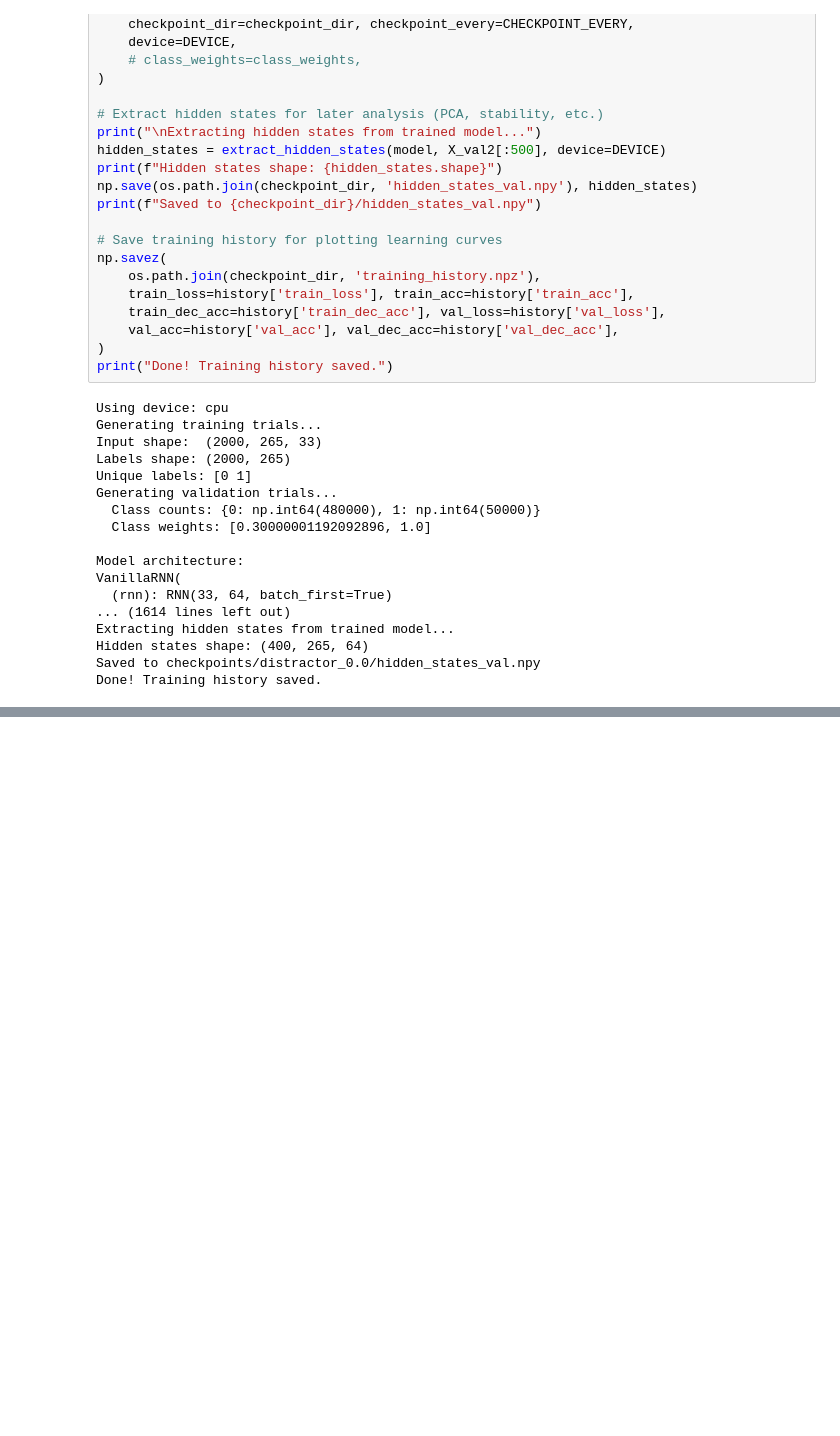
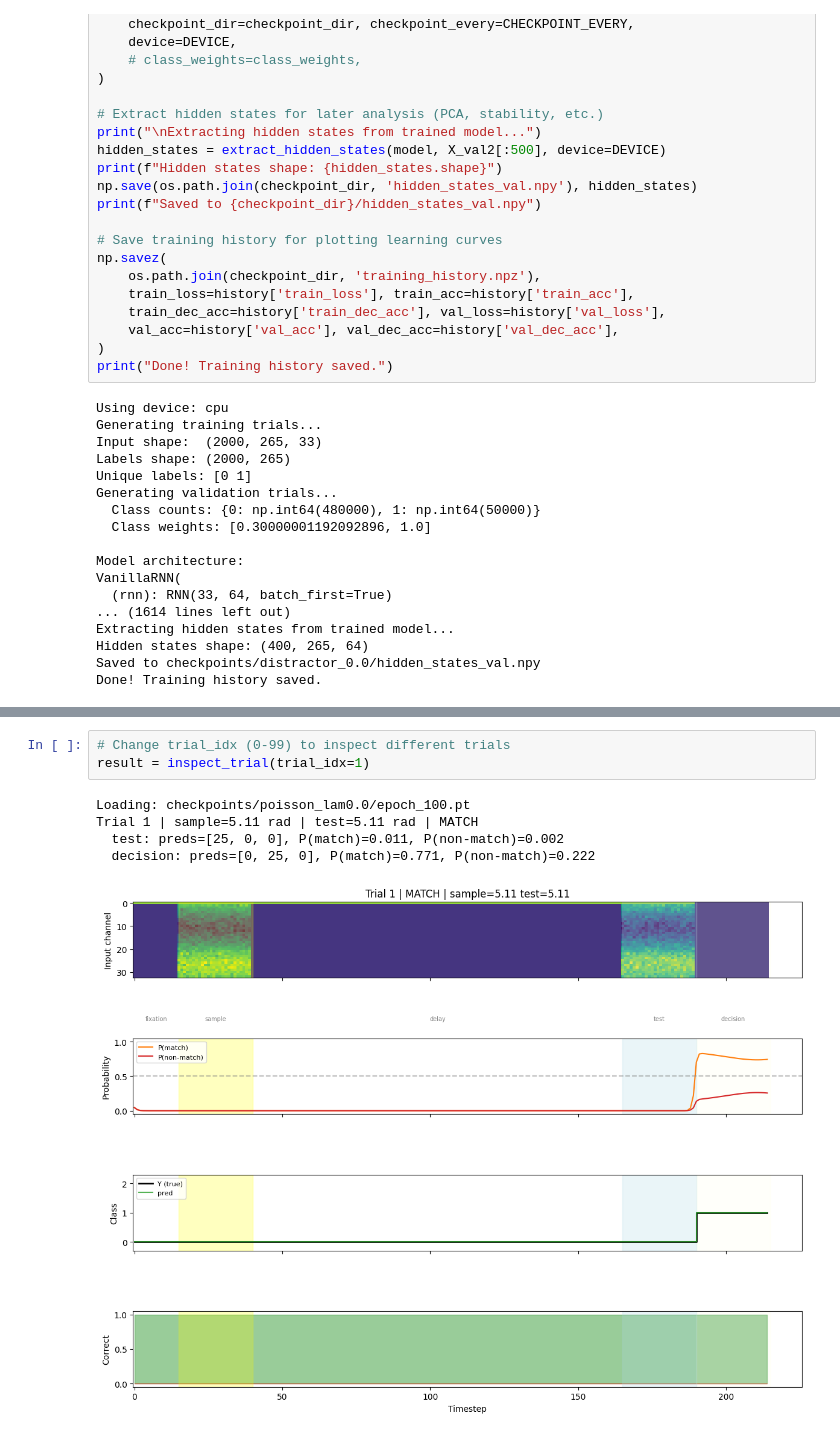
Before and after one commit to MichaelCai0301/Neuro-RNN, a Jupyter notebook: data_test.ipynb, the cells around one changed output, grey strips where cells are left out. Drawn from its saved outputs; the diff is of its cells as text; blank space fills up the shorter version.

```diff
--- a/data_test.ipynb
+++ b/data_test.ipynb
@@ -1235,0 +1222,9 @@ Trial 99 | sample angle: 5.55 rad | match is test3
+# %%
+# Change trial_idx (0-99) to inspect different trials
+result = inspect_trial(trial_idx=1)
+# %% [output]
+Loading: checkpoints/poisson_lam0.0/epoch_100.pt
+Trial 1 | sample=5.11 rad | test=5.11 rad | MATCH
+  test: preds=[25, 0, 0], P(match)=0.011, P(non-match)=0.002
+  decision: preds=[0, 25, 0], P(match)=0.771, P(non-match)=0.222
+[figure, added]
```
Also changed, not shown: parts of 10 cells of this notebook, 43 other files.
